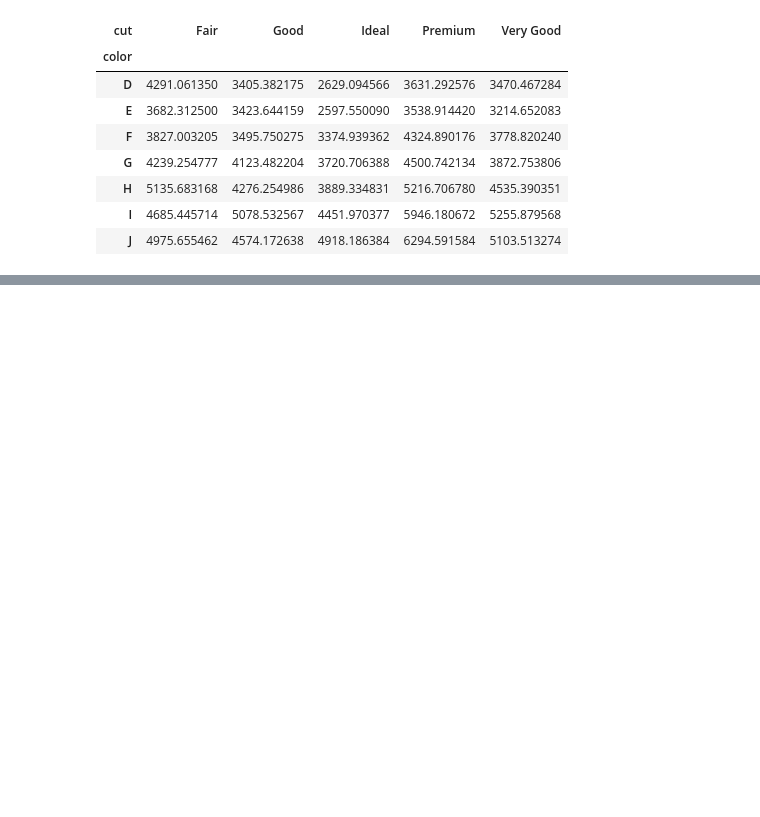
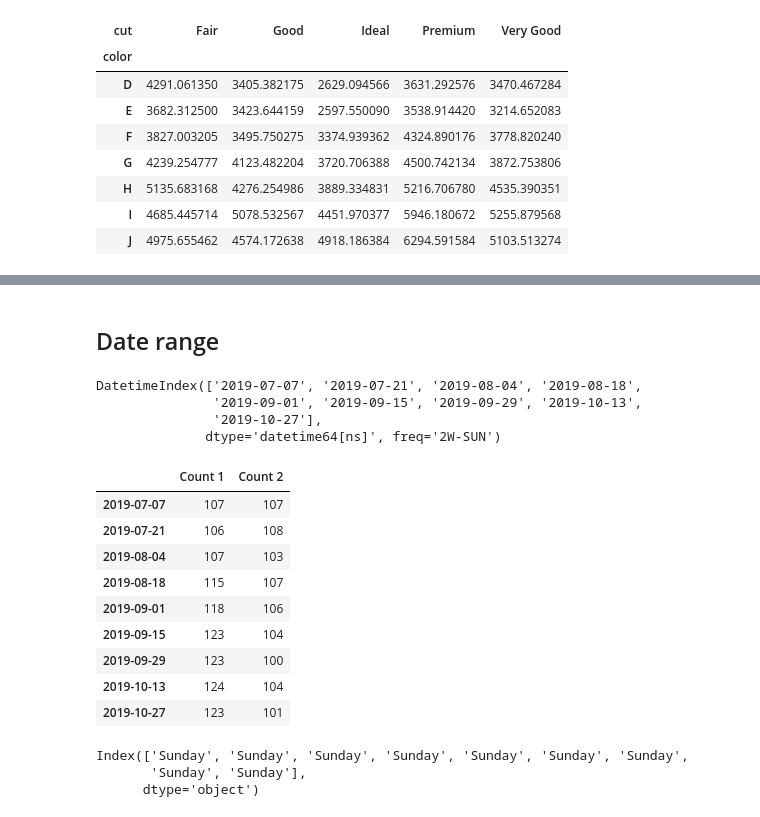
Before and after one commit to HarryDuong/code_reference, a Jupyter notebook: python_notebook.ipynb, the cells around one changed output, grey strips where cells are left out. Drawn from its saved outputs; the diff is of its cells as text; code cells hidden in the pictures; blank space fills up the shorter version.

```diff
--- a/python_notebook.ipynb
+++ b/python_notebook.ipynb
@@ -532,0 +745,40 @@ df.pivot_table(values = 'price', index = 'color', columns = 'cut', aggfunc=[np.m
+# %% [markdown]
+## Date range
+# %%
+# Looking at 9 date, bi-weekly, start with Sunday starting from 01-July-2019
+
+dates = pd.date_range('01 July 2019', periods=9, freq = '2W-SUN' )
+dates
+
+# With the result below you can see that it pickup the first sunday of from the start date
+# then the next sunday after 2 weeks to create a period of 9 days
+# %% [output]
+DatetimeIndex(['2019-07-07', '2019-07-21', '2019-08-04', '2019-08-18',
+               '2019-09-01', '2019-09-15', '2019-09-29', '2019-10-13',
+               '2019-10-27'],
+              dtype='datetime64[ns]', freq='2W-SUN')
+# %%
+import pandas as pd
+import numpy as np
+df = pd.DataFrame({'Count 1': 100 + np.random.randint(-5,10, 9).cumsum()
+                  ,'Count 2': 100 + np.random.randint(-5,10, 9)}
+                  ,index = dates)
+df
+# %% [output]
+|  | Count 1 | Count 2 |
+| 2019-07-07 | 107 | 107 |
+| 2019-07-21 | 106 | 108 |
+| 2019-08-04 | 107 | 103 |
+| 2019-08-18 | 115 | 107 |
+| 2019-09-01 | 118 | 106 |
+| 2019-09-15 | 123 | 104 |
+| 2019-09-29 | 123 | 100 |
+| 2019-10-13 | 124 | 104 |
+| 2019-10-27 | 123 | 101 |
+# %%
+# Check what weekday name:
+df.index.weekday_name
+# %% [output]
+Index(['Sunday', 'Sunday', 'Sunday', 'Sunday', 'Sunday', 'Sunday', 'Sunday',
+       'Sunday', 'Sunday'],
+      dtype='object')
```
Also changed, not shown: parts of 33 cells of this notebook, 6 other files.
